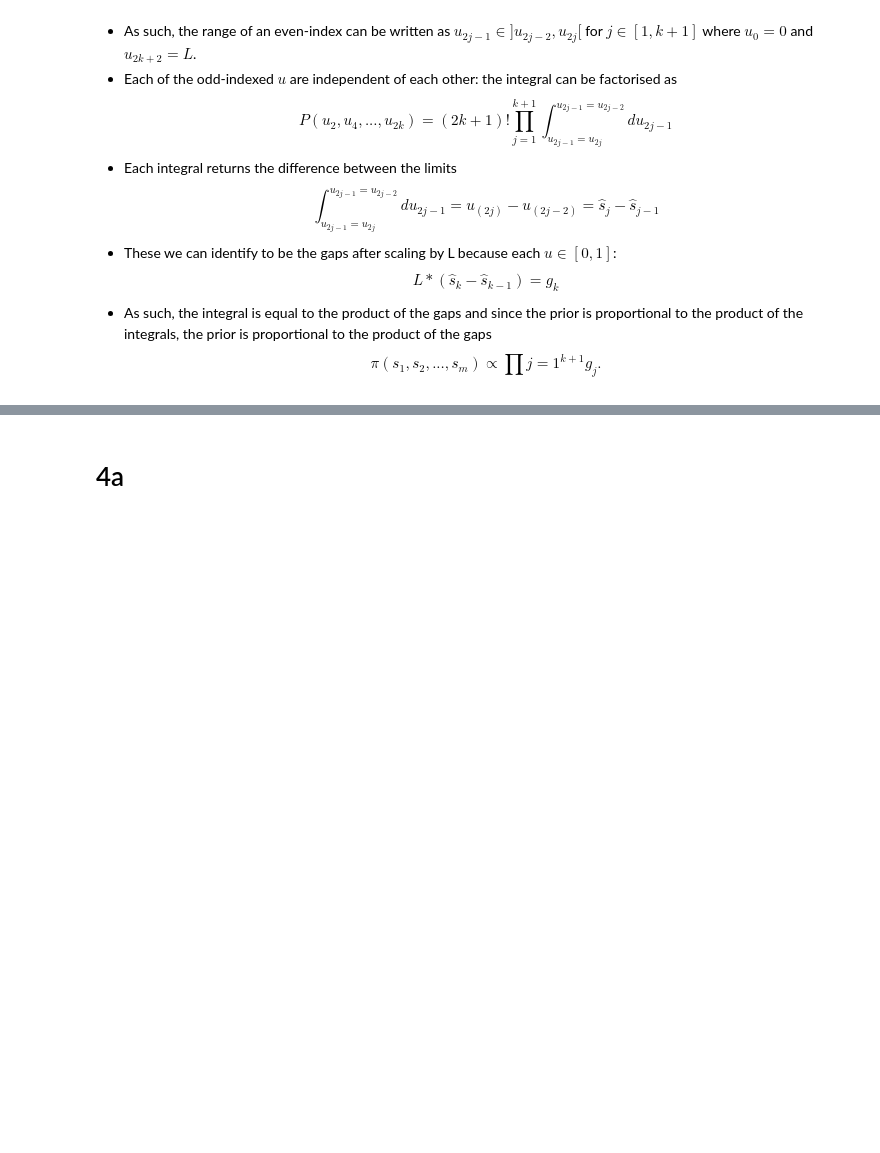
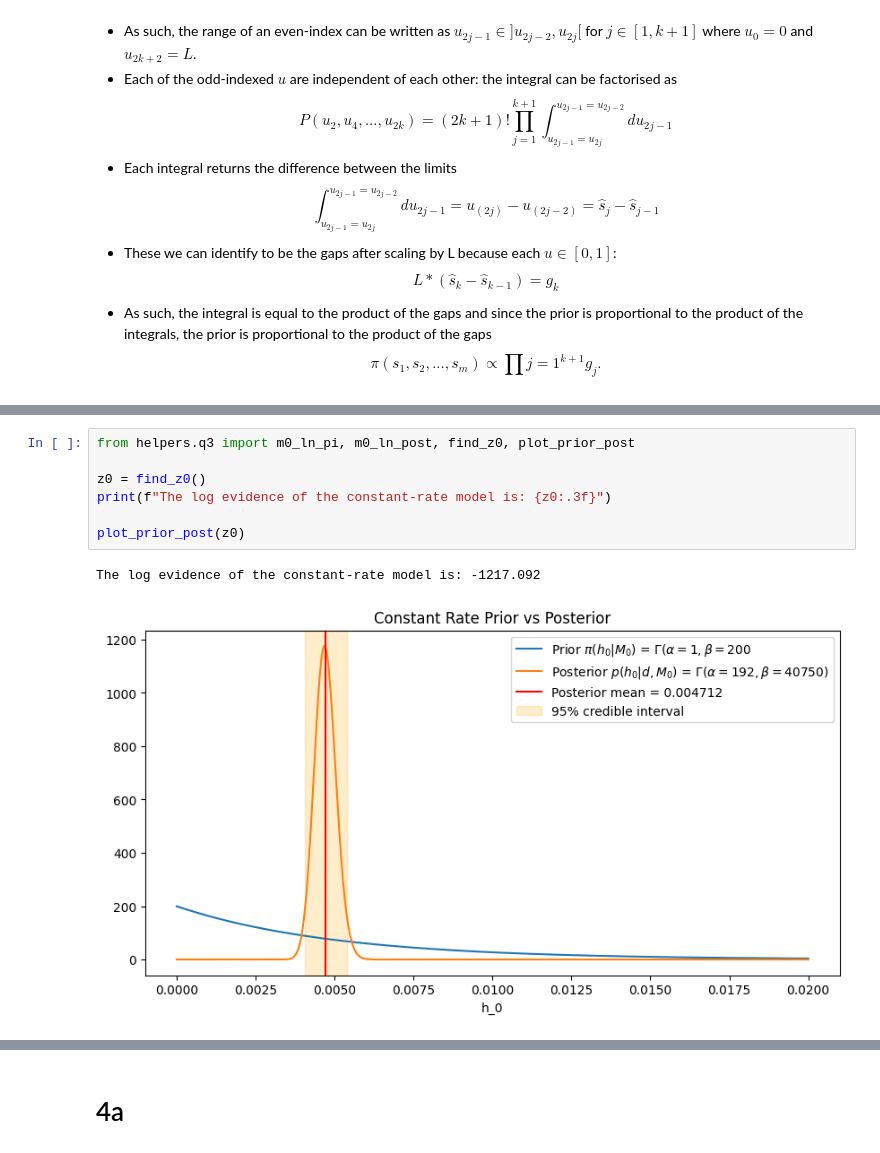
Before and after one commit to JoeyWee1/S2_Coal_Mining_Bayesian_Stats, a Jupyter notebook: S2CW.ipynb, the cells around one changed output, grey strips where cells are left out. Cells and saved outputs as stored; diff of their text form; blank space fills up the shorter version.

```diff
--- a/S2CW.ipynb
+++ b/S2CW.ipynb
@@ -175 +178,11 @@ Model $M_0$ has constant rate $h_0$.
+# %%
+from helpers.q3 import m0_ln_pi, m0_ln_post, find_z0, plot_prior_post
+
+z0 = find_z0()
+print(f"The log evidence of the constant-rate model is: {z0:.3f}")
+
+plot_prior_post(z0)
+# %% [output]
+The log evidence of the constant-rate model is: -1217.092
+[figure, added]
 # %%
```
Also changed, not shown: parts of 3 cells of this notebook, 1 other file.
